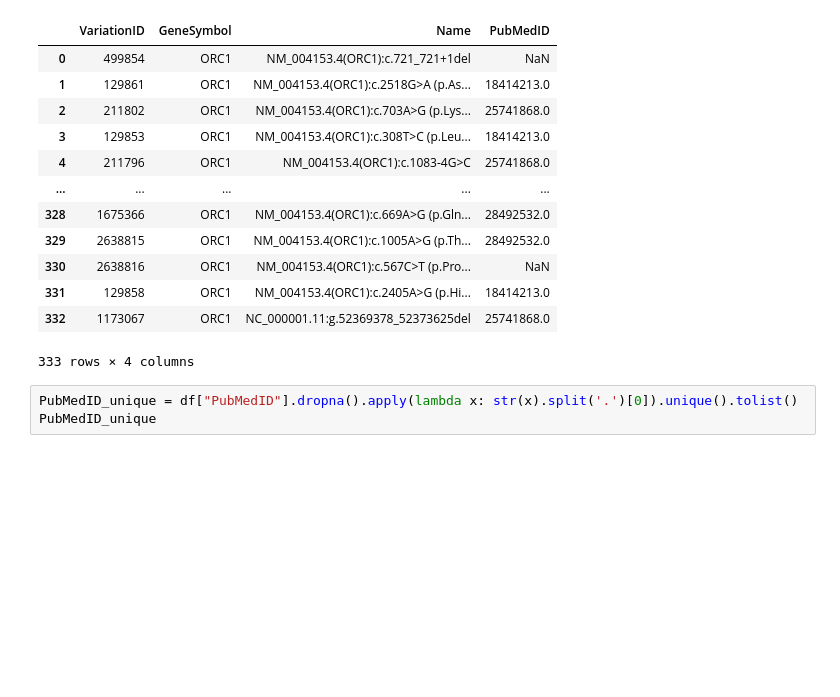
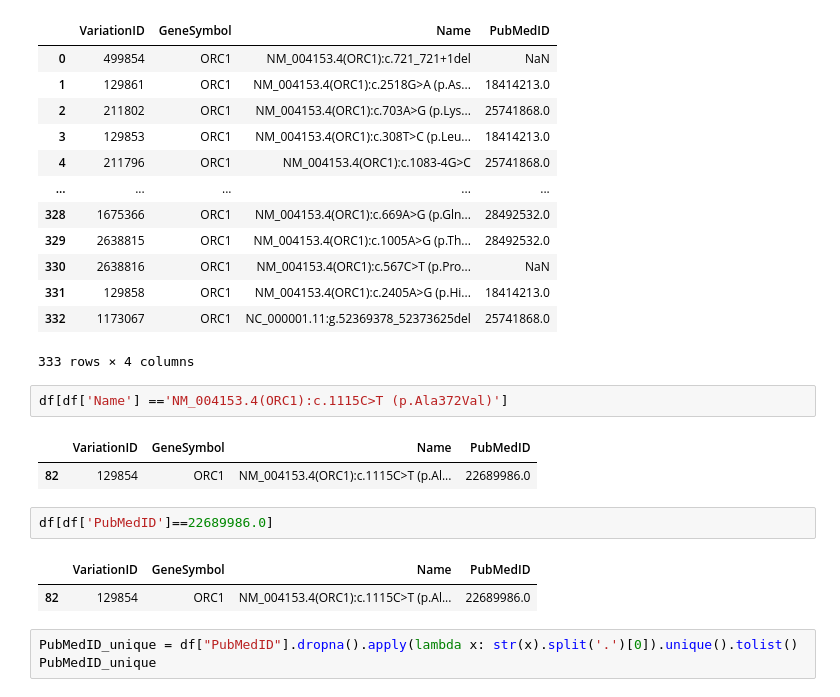
Before and after one commit to Lopatushka/ORC1, a Jupyter notebook: clinvar_xml.ipynb, the cells around one changed output. Saved outputs shown, nothing was run; the diff lists cells and outputs as text; blank space fills up the shorter version.

```diff
--- a/clinvar_xml.ipynb
+++ b/clinvar_xml.ipynb
@@ -310,6 +310,16 @@ df
 | 331 | 129858 | ORC1 | NM_004153.4(ORC1):c.2405A>G (p.Hi... | 18414213.0 |
 | 332 | 1173067 | ORC1 | NC_000001.11:g.52369378_52373625del | 25741868.0 |
 333 rows × 4 columns
+# %%
+df[df['Name'] =='NM_004153.4(ORC1):c.1115C>T (p.Ala372Val)']
+# %% [output]
+|  | VariationID | GeneSymbol | Name | PubMedID |
+| 82 | 129854 | ORC1 | NM_004153.4(ORC1):c.1115C>T (p.Al... | 22689986.0 |
+# %%
+df[df['PubMedID']==22689986.0]
+# %% [output]
+|  | VariationID | GeneSymbol | Name | PubMedID |
+| 82 | 129854 | ORC1 | NM_004153.4(ORC1):c.1115C>T (p.Al... | 22689986.0 |
 # %%
 PubMedID_unique = df["PubMedID"].dropna().apply(lambda x: str(x).split('.')[0]).unique().tolist()
 PubMedID_unique
```
